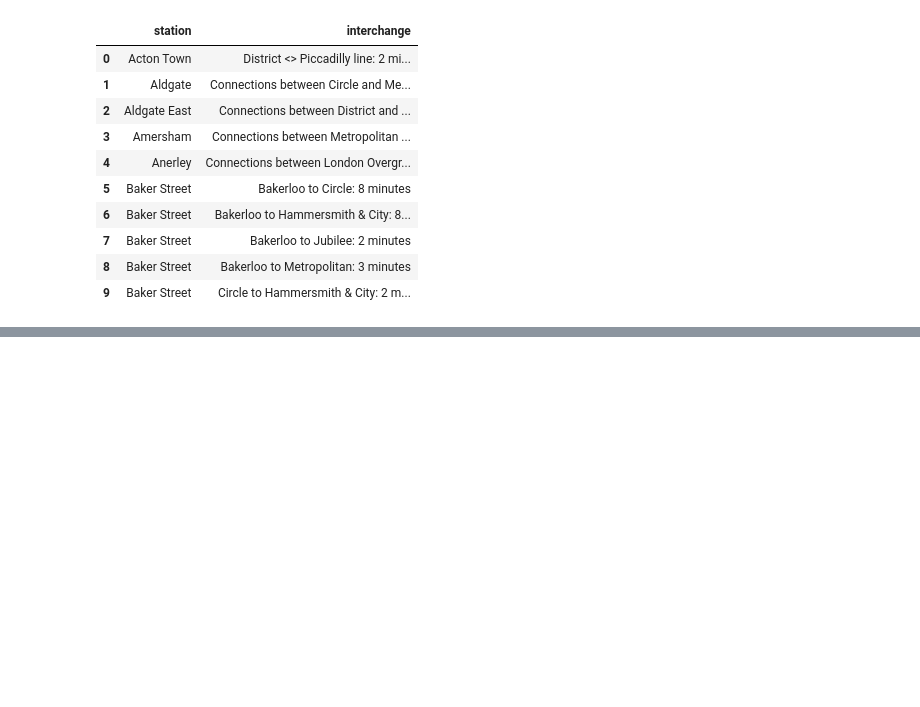
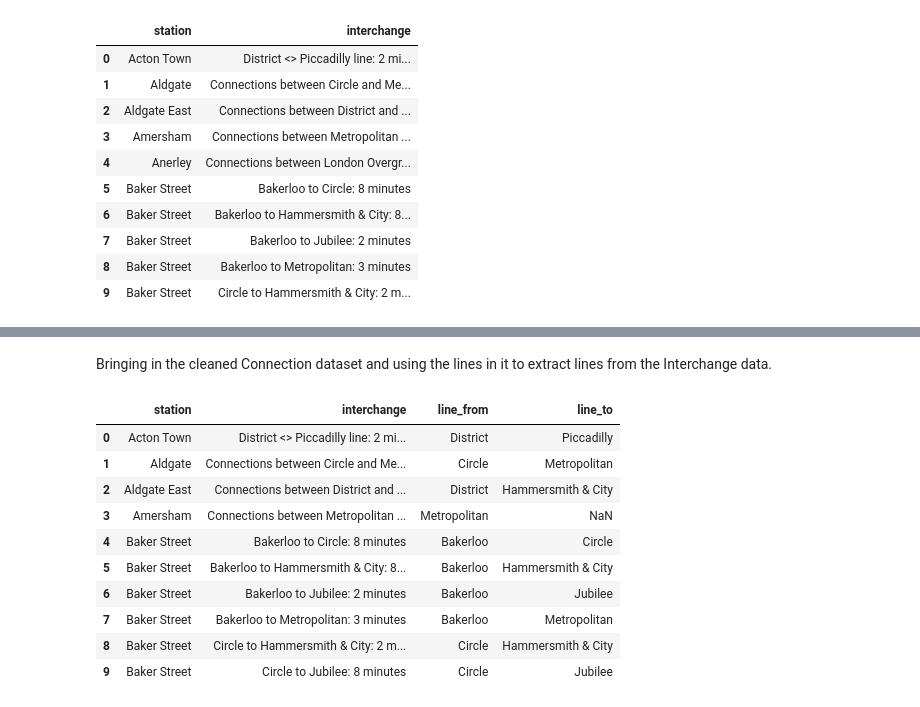
Before and after one commit to ryanhancox/neo4j-london-underground, a Jupyter notebook: notebooks/interchange_processing.ipynb, the cells around one changed output, grey strips where cells are left out. Cells and saved outputs as stored; diff of their text form; code cells hidden in the pictures; blank space fills up the shorter version.

```diff
--- a/notebooks/interchange_processing.ipynb
+++ b/notebooks/interchange_processing.ipynb
@@ -67,0 +83,8 @@ df_interchange_data
+# %%
+df_stations_ref = (pd.read_csv(r"../data/processed/stations_clean.csv"))
+stations_ref = set(df_stations_ref["Station"])
+interchange_stations = set(df_clean_stations["station"])
+# %%
+stations_to_drop = interchange_stations.difference(stations_ref)
+stations_to_drop
+# These are all London Underground, DLR or otherwise so can be dropped
@@ -67,0 +109,4 @@ df_interchange_data
+# %%
+mask = ~(df_clean_stations["station"].isin(stations_to_drop))
+df_interchange_clean = df_clean_stations[mask].reset_index(drop=True)
+df_interchange_clean.head(10)
@@ -68 +125,47 @@ df_interchange_data
+# %% [markdown]
+Bringing in the cleaned Connection dataset and using the lines in it to extract lines from the Interchange data.
+# %%
+df_connections_ref = pd.read_csv(r"../data/processed/connections_clean.csv")
+lines_ref = set(df_connections_ref["Line"])
+# %%
+def retrieve_lines(interchange, lines):
+    """
+    This function is used to extract underground lines from the "interchange"
+    field of the Interchange dataset. It uses a reference set of underground
+    lines to extract underground lines from the text, but only if it identifies
+    two underground lines in the text.
+    """
+
+    lines_and_pos = []
+    for line in lines:
+        idx = interchange.find(line)
+        if idx > -1: lines_and_pos.append((line, idx))
+
+    lines_and_pos_sorted = sorted(lines_and_pos, key=lambda item: item[1])
+
+    if len(lines_and_pos_sorted) == 1:
+        return lines_and_pos_sorted[0][0]
+    elif len(lines_and_pos_sorted) == 2:
+        return lines_and_pos_sorted[0][0], lines_and_pos_sorted[1][0]
+    else:
+        return np.nan, np.nan
+
+df_interchange_lines = df_interchange_clean.copy(deep=True)
+df_interchange_lines[["line_from", "line_to"]] = df_interchange_clean.loc[:, "interchange"].apply(
+    lambda x: retrieve_lines(x, lines_ref)
+).apply(pd.Series)
+
+df_interchange_lines.head(10)
+# %% [output]
+|  | station | interchange | line_from | line_to |
+| 0 | Acton Town | District <> Piccadilly line: 2 mi... | District | Piccadilly |
+| 1 | Aldgate | Connections between Circle and Me... | Circle | Metropolitan |
+| 2 | Aldgate East | Connections between District and ... | District | Hammersmith & City |
+| 3 | Amersham | Connections between Metropolitan ... | Metropolitan | NaN |
+| 4 | Baker Street | Bakerloo to Circle: 8 minutes | Bakerloo | Circle |
+| 5 | Baker Street | Bakerloo to Hammersmith & City: 8... | Bakerloo | Hammersmith & City |
+| 6 | Baker Street | Bakerloo to Jubilee: 2 minutes | Bakerloo | Jubilee |
+| 7 | Baker Street | Bakerloo to Metropolitan: 3 minutes | Bakerloo | Metropolitan |
+| 8 | Baker Street | Circle to Hammersmith & City: 2 m... | Circle | Hammersmith & City |
+| 9 | Baker Street | Circle to Jubilee: 8 minutes | Circle | Jubilee |
 # %%
```
Also changed, not shown: parts of 21 cells of this notebook, 5 other files.
